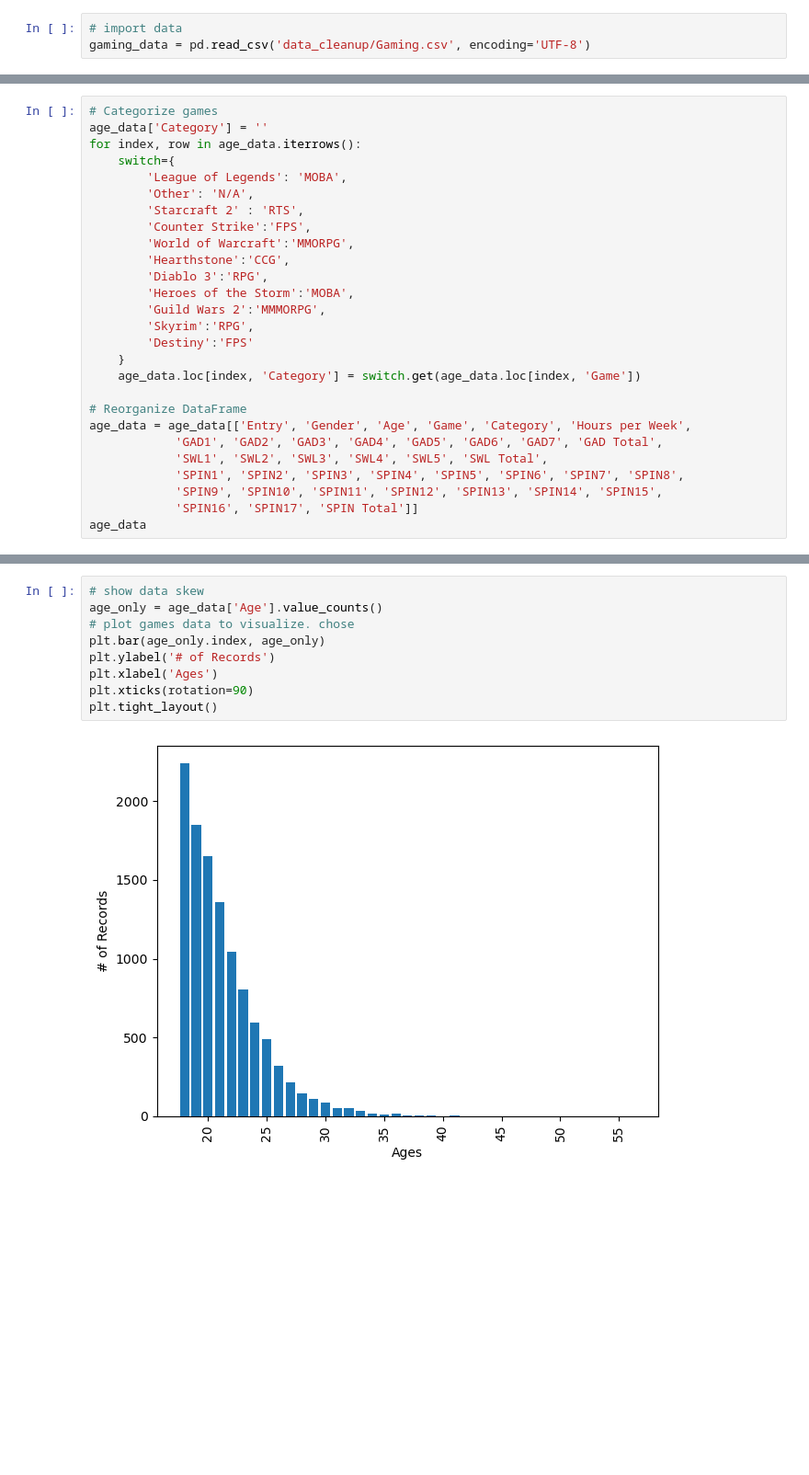
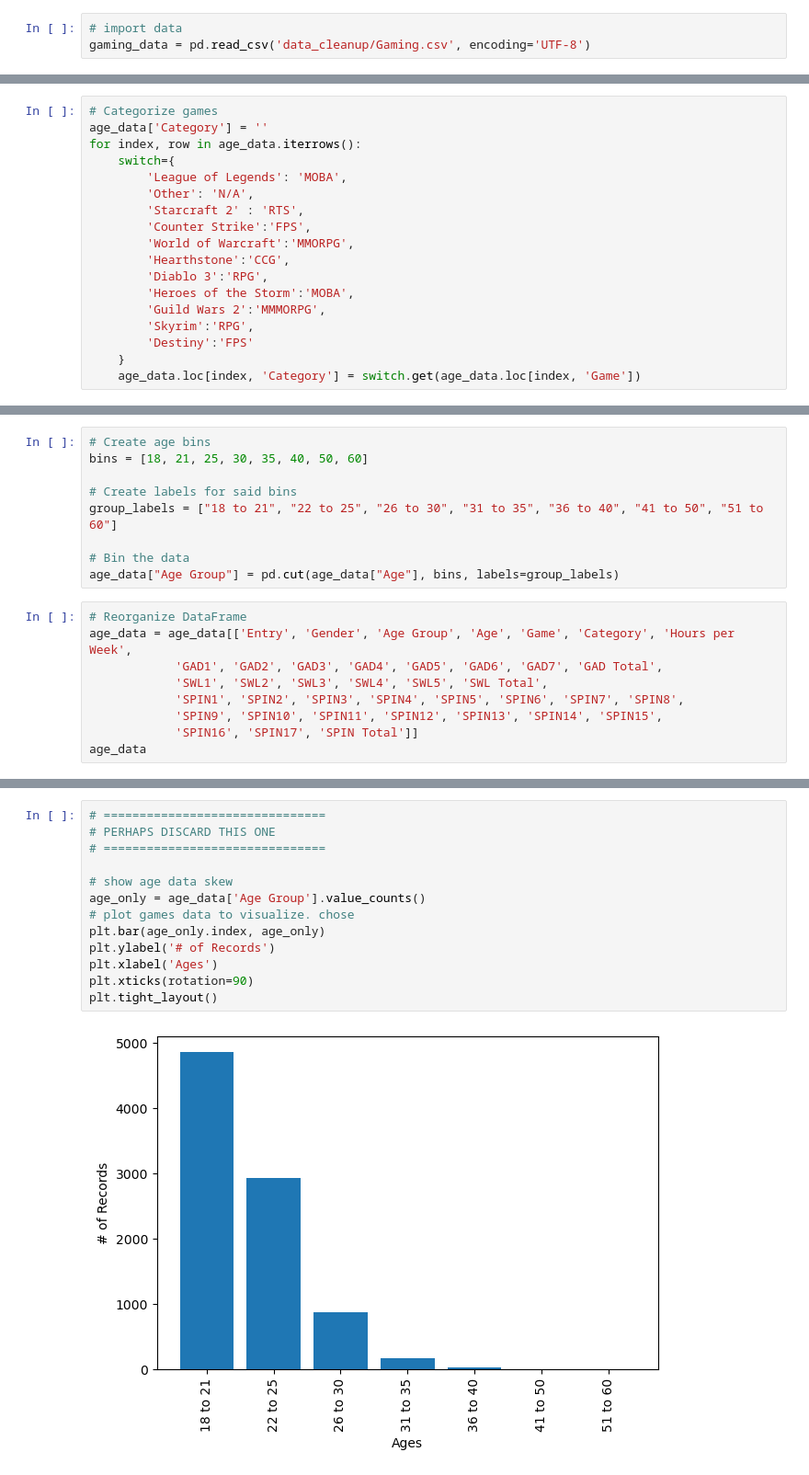
Before and after one commit to ComfyKoala/Project_1_Group_1, a Jupyter notebook: nikkos_analysis/nikkos_analysis.ipynb, the cells around one changed output, grey strips where cells are left out. Shown at 92% size. Drawn from its saved outputs; the diff is of its cells as text; blank space fills up the shorter version.

```diff
--- a/nikkos_analysis/nikkos_analysis.ipynb
+++ b/nikkos_analysis/nikkos_analysis.ipynb
@@ -51,12 +88,3 @@ for index, row in age_data.iterrows():
         'Destiny':'FPS'
     }
     age_data.loc[index, 'Category'] = switch.get(age_data.loc[index, 'Game'])
-
-# Reorganize DataFrame
-age_data = age_data[['Entry', 'Gender', 'Age', 'Game', 'Category', 'Hours per Week',
-            'GAD1', 'GAD2', 'GAD3', 'GAD4', 'GAD5', 'GAD6', 'GAD7', 'GAD Total',
-            'SWL1', 'SWL2', 'SWL3', 'SWL4', 'SWL5', 'SWL Total',
-            'SPIN1', 'SPIN2', 'SPIN3', 'SPIN4', 'SPIN5', 'SPIN6', 'SPIN7', 'SPIN8',
-            'SPIN9', 'SPIN10', 'SPIN11', 'SPIN12', 'SPIN13', 'SPIN14', 'SPIN15',
-            'SPIN16', 'SPIN17', 'SPIN Total']]
-age_data
@@ -76,0 +91,18 @@ age_data
+# %%
+# Create age bins
+bins = [18, 21, 25, 30, 35, 40, 50, 60]
+
+# Create labels for said bins
+group_labels = ["18 to 21", "22 to 25", "26 to 30", "31 to 35", "36 to 40", "41 to 50", "51 to 60"]
+
+# Bin the data
+age_data["Age Group"] = pd.cut(age_data["Age"], bins, labels=group_labels)
+# %%
+# Reorganize DataFrame
+age_data = age_data[['Entry', 'Gender', 'Age Group', 'Age', 'Game', 'Category', 'Hours per Week',
+            'GAD1', 'GAD2', 'GAD3', 'GAD4', 'GAD5', 'GAD6', 'GAD7', 'GAD Total',
+            'SWL1', 'SWL2', 'SWL3', 'SWL4', 'SWL5', 'SWL Total',
+            'SPIN1', 'SPIN2', 'SPIN3', 'SPIN4', 'SPIN5', 'SPIN6', 'SPIN7', 'SPIN8',
+            'SPIN9', 'SPIN10', 'SPIN11', 'SPIN12', 'SPIN13', 'SPIN14', 'SPIN15',
+            'SPIN16', 'SPIN17', 'SPIN Total']]
+age_data
@@ -86,13 +132,17 @@ plt.tight_layout()
 # %% [output]
 [figure]
 # %%
-# show data skew
-age_only = age_data['Age'].value_counts()
+# ===============================
+# PERHAPS DISCARD THIS ONE
+# ===============================
+
+# show age data skew
+age_only = age_data['Age Group'].value_counts()
 # plot games data to visualize. chose
 plt.bar(age_only.index, age_only)
 plt.ylabel('# of Records')
 plt.xlabel('Ages')
 plt.xticks(rotation=90)
 plt.tight_layout()
 # %% [output]
-[figure, old version]
+[figure, new version]
```
Also changed, not shown: parts of 12 cells of this notebook.
